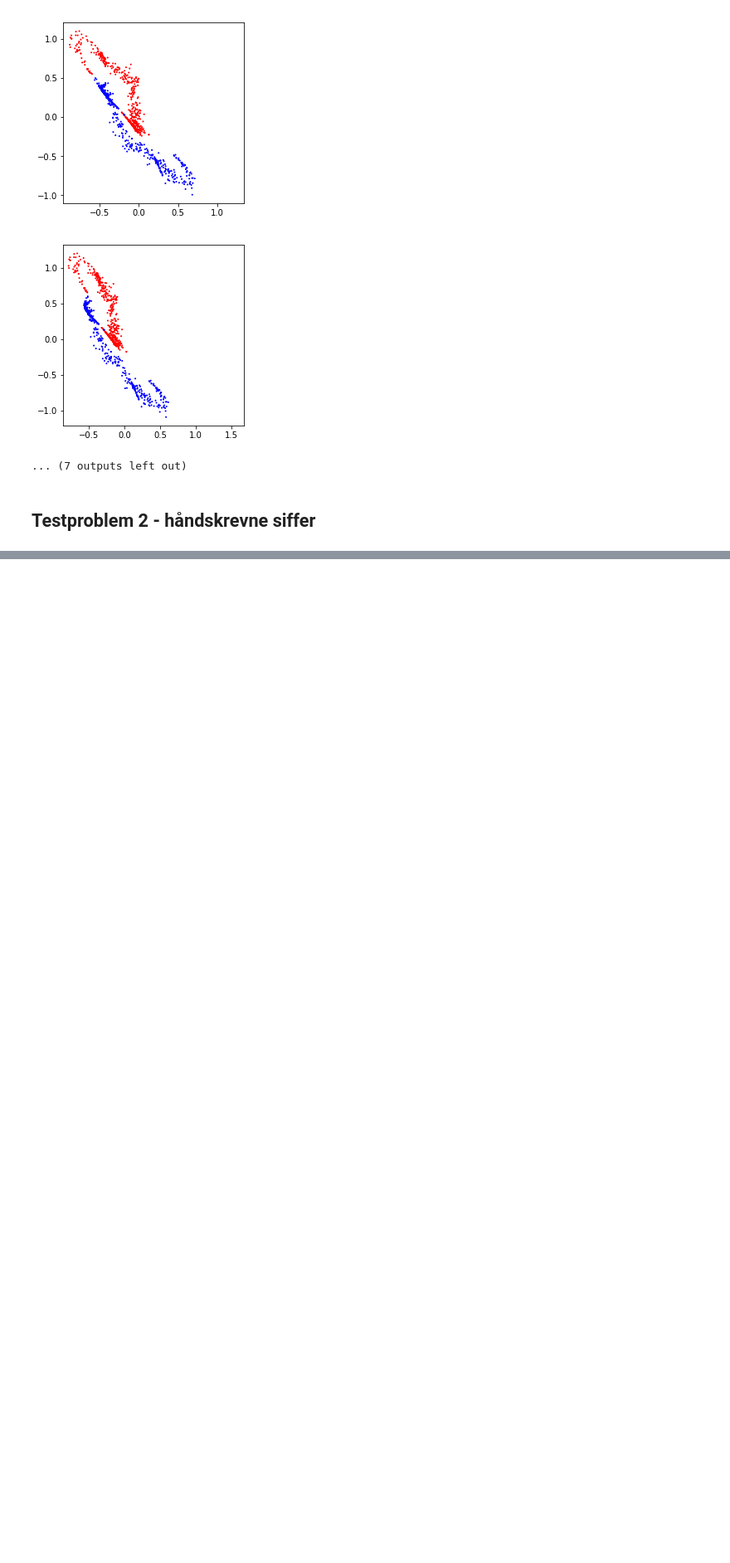
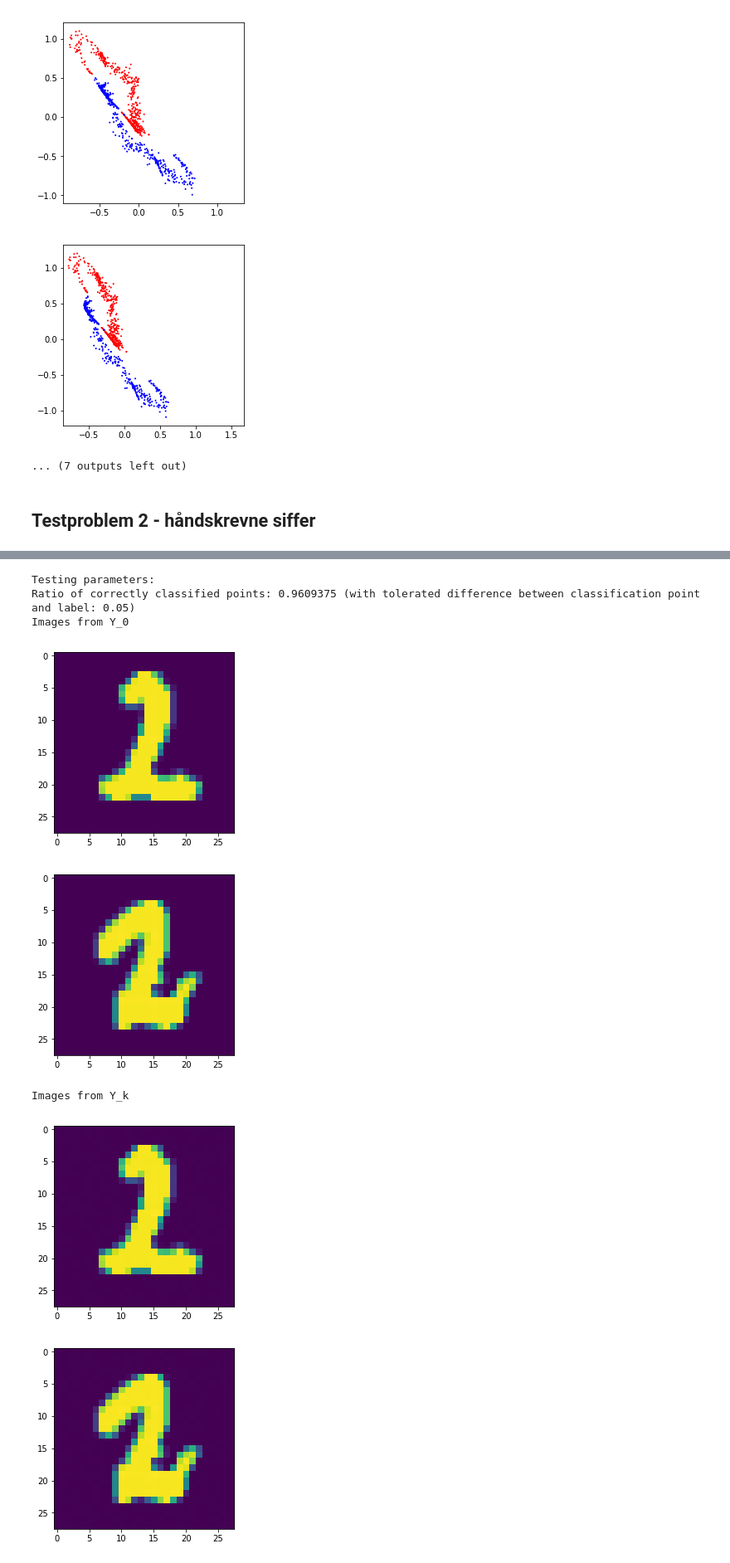
Before and after one commit to josteinklogetvedt/jostein, a Jupyter notebook: Vitber_TMA4320/Vitber_prosjekt2/Vitber_prosjekt2.ipynb, the cells around one changed output, grey strips where cells are left out. Shown: that part at 83% size. Saved outputs shown, nothing was run; the diff lists cells and outputs as text; code cells hidden in the pictures; blank space fills up the shorter version.

```diff
--- a/Vitber_TMA4320/Vitber_prosjekt2/Vitber_prosjekt2.ipynb
+++ b/Vitber_TMA4320/Vitber_prosjekt2/Vitber_prosjekt2.ipynb
@@ -18,7 +18,6 @@ I testproblem 2 skal siffer fra MNIST klassifiseres. Her er det snakk om virkeli
 # %%
 import numpy as np
 import matplotlib.pyplot as plt
-#import math #trenger tydeligvis ikke math
 from spirals import*
 from plotting import*
 from loader import*
@@ -129,10 +128,6 @@ def algorithm(Y_0, c, K, d, iterations, h, I, chunk):
     v_j = np.array([0,np.zeros(d),np.zeros((K,d,1)),np.zeros((K,d,d))])
     m_j = np.array([0,np.zeros(d),np.zeros((K,d,1)),np.zeros((K,d,d))])
 
-    #For å se om paramterene konvergerer
-    #my_list = np.zeros(iterations)
-    #omega0_list = np.zeros(iterations)
-
     while j <= iterations:
         if stocastic_method:
             Y_0, c = stochastic_gradient_descent(Y_0_tot, c_tot, I_tot, chunk)
@@ -151,11 +146,8 @@ def algorithm(Y_0, c, K, d, iterations, h, I, chunk):
         b_k, m_j[2],v_j[2] = adam_method(b_k,J_der_b,m_j[2],v_j[2], j)
         W_k, m_j[3],v_j[3] = adam_method(W_k,J_der_W,m_j[3],v_j[3], j)
 
-        #my_list[j-1] = my
-        #omega0_list[j-1] = omega[0]
-
         j+= 1
-    return my, omega, b_k, W_k, Y_Kk, J, Z, c   #my_list, omega0_list
+    return my, omega, b_k, W_k, Y_Kk, J, Z, c
 
 #used to plot the results below
 def forward_function(grid):
@@ -205,6 +197,12 @@ def test_parameters(Y_0, h, K, d, I, filename):
     Y_Kk[0] = Y_0
     Y_Kk, b_k_dim, Z = calculate_YKk_and_Z(my, omega, b_k, W_k, Y_Kk, b_k_dim, h, K)
     return Y_Kk, Z
+
+def show_image(Y_k, n):
+    for i in range(n):
+        image = Y_k[:,i].reshape((28,28))
+        plt.imshow(image)
+        plt.show()
 # %%
 
 d = 2
@@ -331,0 +291,25 @@ Ratio of correctly classified points: 0.94 (with tolerated difference between cl
+# %%
+print("Testing parameters: ")
+Y_0, c = get_dataset("testing")
+#Kan jeg endre noen konstanter her - kanskje chunk?
+
+Y_0_test, c_test = stochastic_gradient_descent(Y_0, c, len(Y_0[0,:]), chunk)
+Y_Kk_test, Z_test = test_parameters(Y_0_test, h, K, d, chunk, "parameters_images.txt")
+
+print_successrate(Z_test,c_test, tol=0.05)
+
+#Kan printe noen bilder for estetikkens skyld, evt se om noen bilder endrer seg etter transformasjonene!
+print("Images from Y_0")
+show_image(Y_0_test, 2)
+
+print("Images from Y_k")  #Bildene endrer seg ikke - er det meningen?
+show_image(Y_Kk_test[-1], 2)
+# %% [output]
+Testing parameters:
+Ratio of correctly classified points: 0.9609375 (with tolerated difference between classification point and label: 0.05)
+Images from Y_0
+[figure, added]
+[figure, added]
+Images from Y_k
+[figure, added]
+[figure, added]
```
Also changed, not shown: parts of 4 cells of this notebook.
